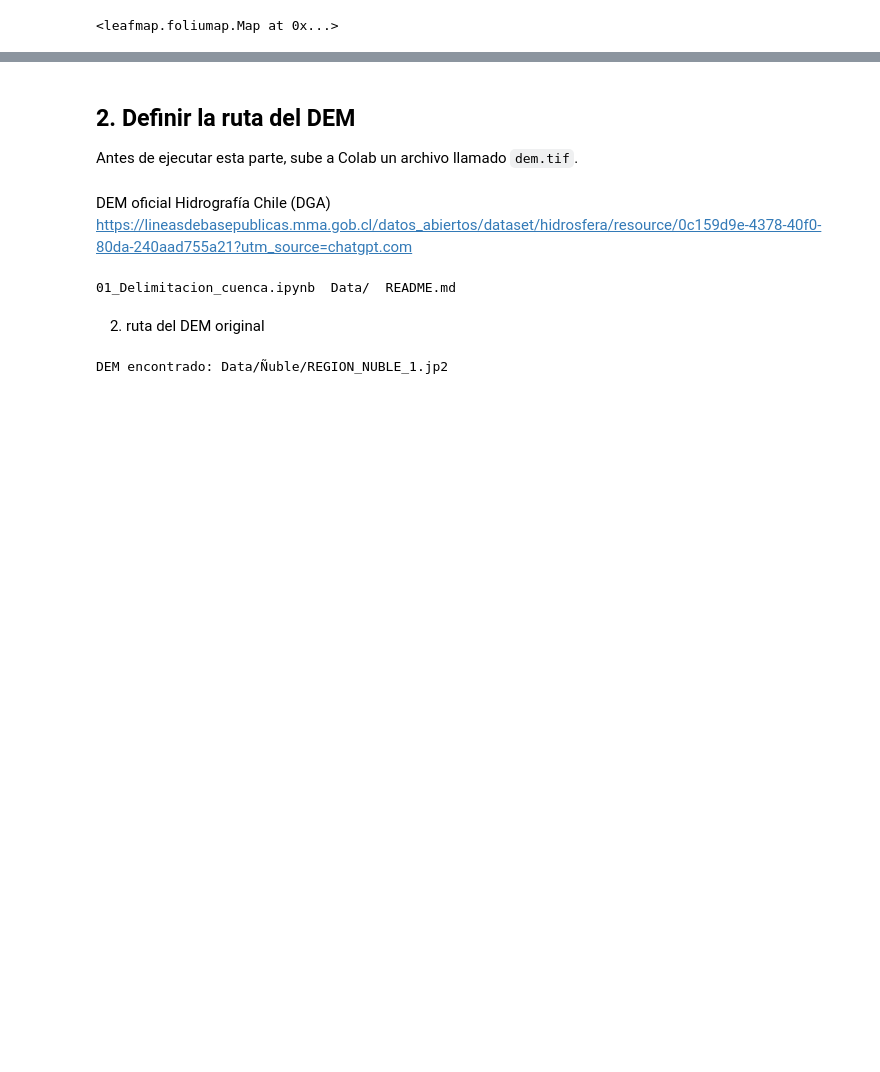
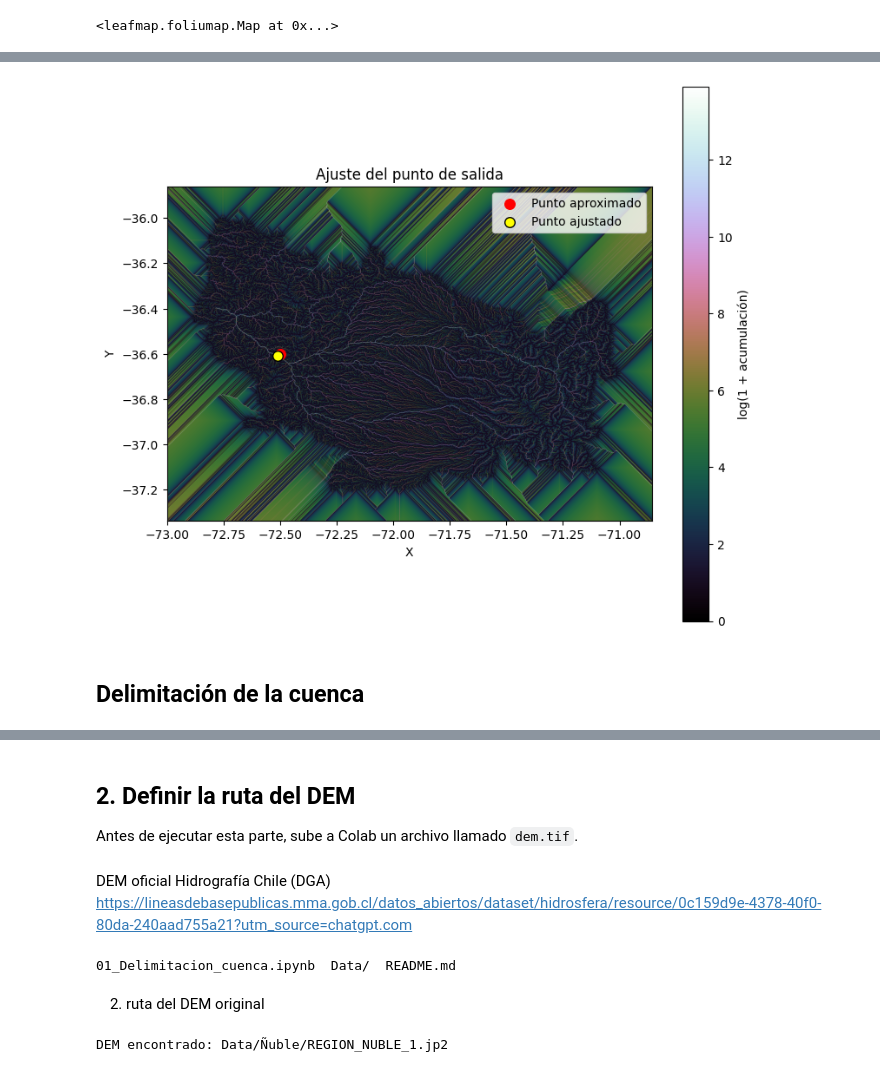
Before and after one commit to paulmunozpauta/Hidrology_Course, a Jupyter notebook: 01_Delimitacion_cuenca.ipynb, the cells around one changed output, grey strips where cells are left out. Drawn from its saved outputs; the diff is of its cells as text; code cells hidden in the pictures; blank space fills up the shorter version.

```diff
--- a/01_Delimitacion_cuenca.ipynb
+++ b/01_Delimitacion_cuenca.ipynb
@@ -85,0 +341,25 @@ m
+# %%
+fig, ax = plt.subplots(figsize=(9, 8))
+
+im = ax.imshow(
+    np.log1p(acc),
+    extent=grid.extent,
+    cmap="cubehelix"
+)
+
+ax.scatter(x_out, y_out, s=70, c="red", label="Punto aproximado")
+ax.scatter(snapped_x, snapped_y, s=70, c="yellow", edgecolor="black", label="Punto ajustado")
+
+ax.set_title("Ajuste del punto de salida")
+ax.set_xlabel("X")
+ax.set_ylabel("Y")
+ax.legend()
+
+cbar = plt.colorbar(im, ax=ax)
+cbar.set_label("log(1 + acumulación)")
+
+plt.show()
+# %% [output]
+[figure, added]
+# %% [markdown]
+## Delimitación de la cuenca
```
Also changed, not shown: parts of 52 cells of this notebook.
